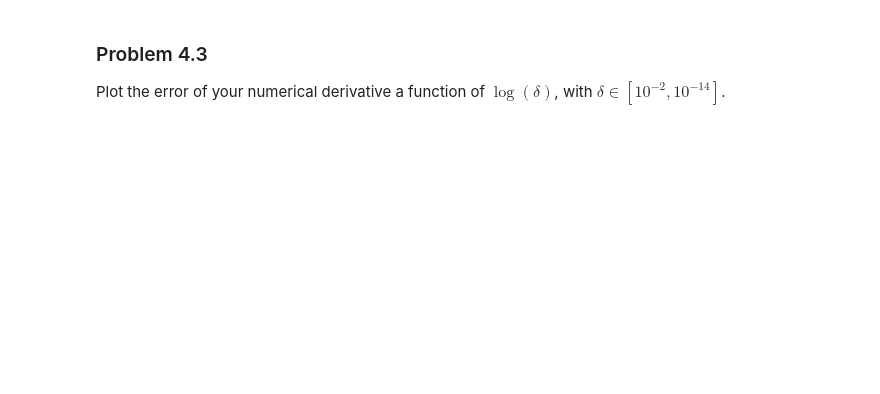
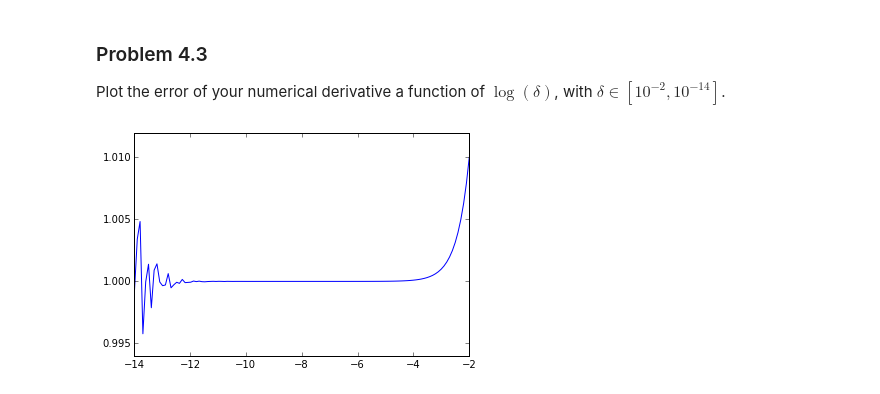
Before and after one commit to pcchen/NTHU10320PHYS290000, a Jupyter notebook: student/102022133/Homework3.ipynb, the cells around one changed output. Saved outputs shown, nothing was run; the diff lists cells and outputs as text; code cells hidden in the pictures; blank space fills up the shorter version.

```diff
--- a/student/102022133/Homework3.ipynb
+++ b/student/102022133/Homework3.ipynb
@@ -180,0 +198,9 @@ Write a program that defines a function $f(x)$ returning the value $x(x − 1)$,
+# %%
+# Problem 4.1
+def f(x):
+    return x*(x-1)
+
+def df(x,d):
+    return (f(x+d)-f(x))/d
+d = 0.01
+df(1.0,d)
@@ -192,0 +230,11 @@ Plot the error of your numerical derivative a function of $\log(\delta)$, with $
+# %%
+# Problem 4.3
+i = np.linspace(-14,-2,120)
+
+
+x1 = df(1.0, 10**i)
+
+plot(i,x1)
+show()
+# %% [output]
+[figure, added]
```
Also changed, not shown: parts of 9 cells of this notebook.
